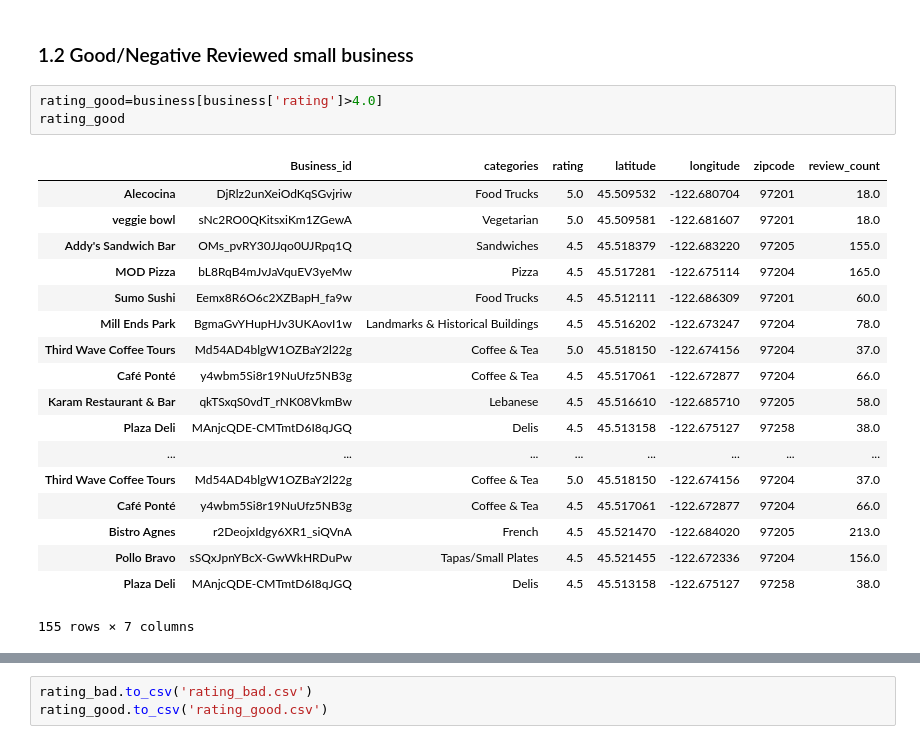
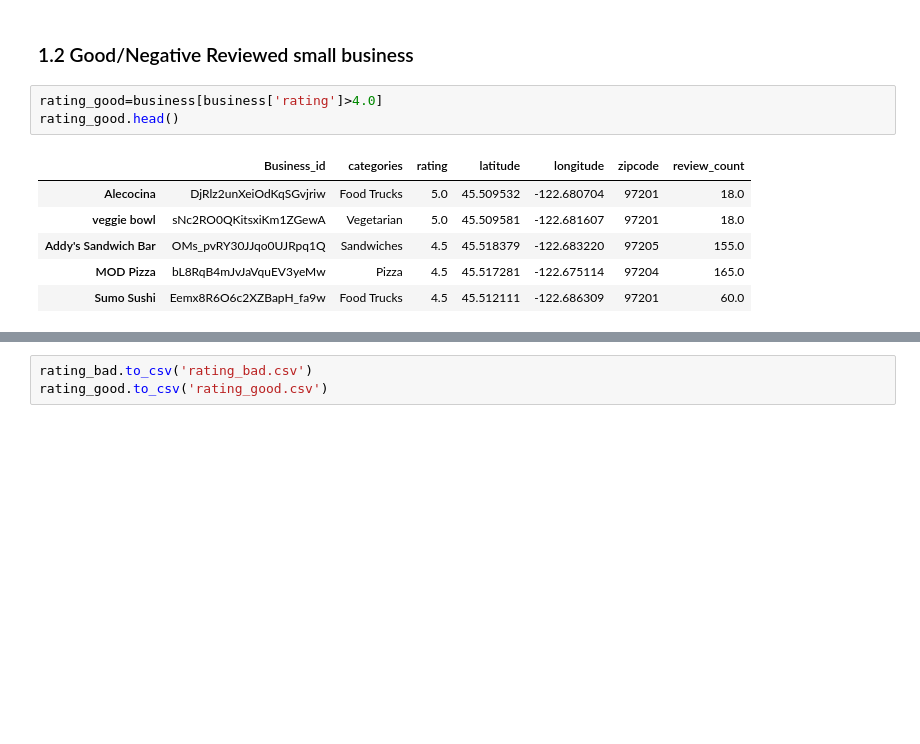
Before and after one commit to JasonZhangzy1757/CUSP-Capstone, a Jupyter notebook: User requirements_Portland.ipynb, the cells around one changed output, grey strips where cells are left out. Saved outputs shown, nothing was run; the diff lists cells and outputs as text; blank space fills up the shorter version.

```diff
--- a/User requirements_Portland.ipynb
+++ b/User requirements_Portland.ipynb
@@ -137,25 +106,13 @@ business.to_csv('business.csv')
 ### 1.2 Good/Negative Reviewed small business
 # %%
 rating_good=business[business['rating']>4.0]
-rating_good
+rating_good.head()
 # %% [output]
 |  | Business_id | categories | rating | latitude | longitude | zipcode | review_count |
 | Alecocina | DjRlz2unXeiOdKqSGvjriw | Food Trucks | 5.0 | 45.509532 | -122.680704 | 97201 | 18.0 |
 | veggie bowl | sNc2RO0QKitsxiKm1ZGewA | Vegetarian | 5.0 | 45.509581 | -122.681607 | 97201 | 18.0 |
 | Addy's Sandwich Bar | OMs_pvRY30JJqo0UJRpq1Q | Sandwiches | 4.5 | 45.518379 | -122.683220 | 97205 | 155.0 |
 | MOD Pizza | bL8RqB4mJvJaVquEV3yeMw | Pizza | 4.5 | 45.517281 | -122.675114 | 97204 | 165.0 |
 | Sumo Sushi | Eemx8R6O6c2XZBapH_fa9w | Food Trucks | 4.5 | 45.512111 | -122.686309 | 97201 | 60.0 |
-| Mill Ends Park | BgmaGvYHupHJv3UKAovI1w | Landmarks & Historical Buildings | 4.5 | 45.516202 | -122.673247 | 97204 | 78.0 |
-| Third Wave Coffee Tours | Md54AD4blgW1OZBaY2l22g | Coffee & Tea | 5.0 | 45.518150 | -122.674156 | 97204 | 37.0 |
-| Café Ponté | y4wbm5Si8r19NuUfz5NB3g | Coffee & Tea | 4.5 | 45.517061 | -122.672877 | 97204 | 66.0 |
-| Karam Restaurant & Bar | qkTSxqS0vdT_rNK08VkmBw | Lebanese | 4.5 | 45.516610 | -122.685710 | 97205 | 58.0 |
-| Plaza Deli | MAnjcQDE-CMTmtD6I8qJGQ | Delis | 4.5 | 45.513158 | -122.675127 | 97258 | 38.0 |
-| ... | ... | ... | ... | ... | ... | ... | ... |
-| Third Wave Coffee Tours | Md54AD4blgW1OZBaY2l22g | Coffee & Tea | 5.0 | 45.518150 | -122.674156 | 97204 | 37.0 |
-| Café Ponté | y4wbm5Si8r19NuUfz5NB3g | Coffee & Tea | 4.5 | 45.517061 | -122.672877 | 97204 | 66.0 |
-| Bistro Agnes | r2DeojxIdgy6XR1_siQVnA | French | 4.5 | 45.521470 | -122.684020 | 97205 | 213.0 |
-| Pollo Bravo | sSQxJpnYBcX-GwWkHRDuPw | Tapas/Small Plates | 4.5 | 45.521455 | -122.672336 | 97204 | 156.0 |
-| Plaza Deli | MAnjcQDE-CMTmtD6I8qJGQ | Delis | 4.5 | 45.513158 | -122.675127 | 97258 | 38.0 |
-155 rows × 7 columns
 # %%
 rating_bad=business[business['rating']<3.5]
```
Also changed, not shown: parts of 33 cells of this notebook.
